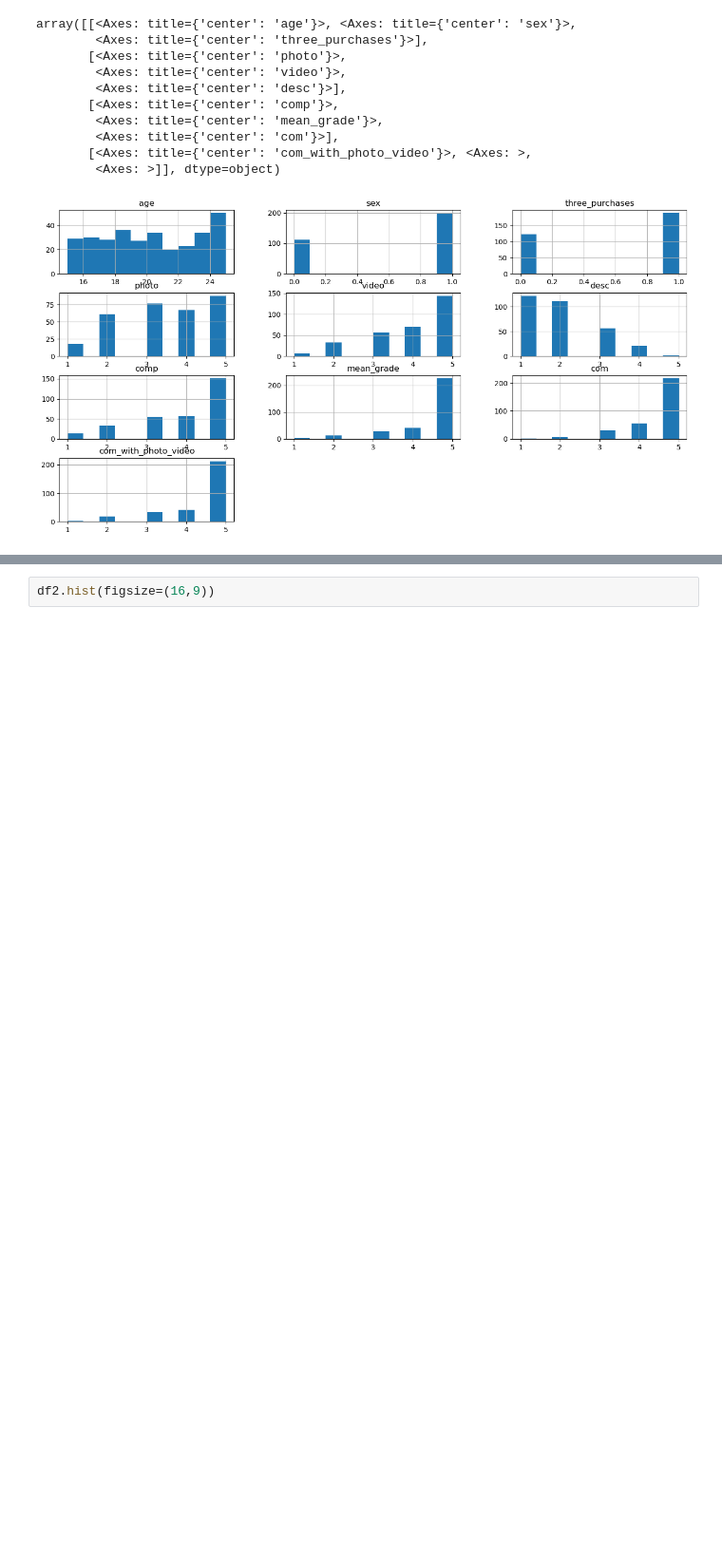
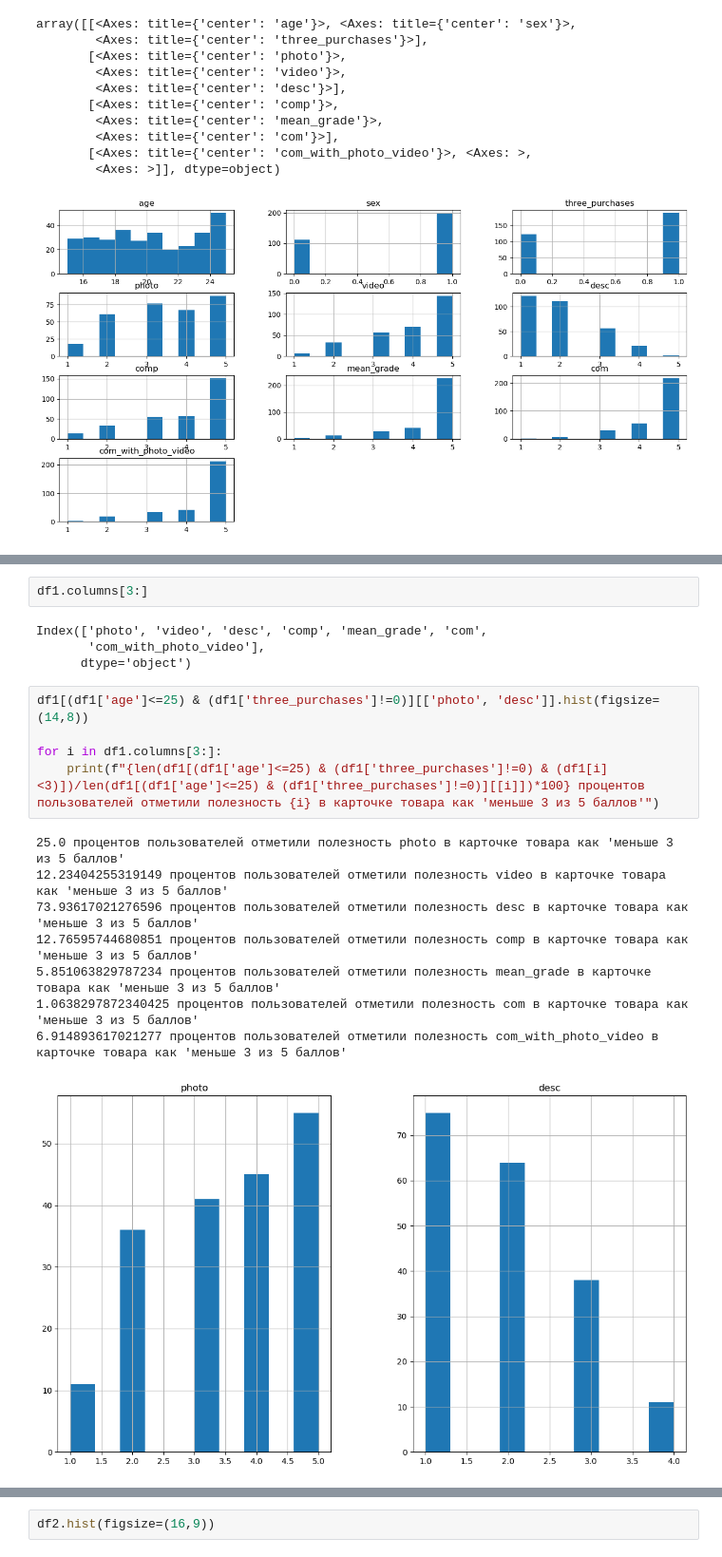
Before and after one commit to maxlyara1/School-of-Analytics-Case, a Jupyter notebook: Lyara Maksim – Data Analysis – System Analytics – 1.ipynb, the cells around one changed output, grey strips where cells are left out. Shown: that part at 95% size. Cells and saved outputs as stored; diff of their text form; blank space fills up the shorter version.

```diff
--- a/Lyara Maksim – Data Analysis – System Analytics – 1.ipynb
+++ b/Lyara Maksim – Data Analysis – System Analytics – 1.ipynb
@@ -89,0 +114,20 @@ len(df1[(df1['age']<=25) & (df1['three_purchases']==0)])
+# %%
+df1.columns[3:]
+# %% [output]
+Index(['photo', 'video', 'desc', 'comp', 'mean_grade', 'com',
+       'com_with_photo_video'],
+      dtype='object')
+# %%
+df1[(df1['age']<=25) & (df1['three_purchases']!=0)][['photo', 'desc']].hist(figsize=(14,8))
+
+for i in df1.columns[3:]:
+    print(f"{len(df1[(df1['age']<=25) & (df1['three_purchases']!=0) & (df1[i]<3)])/len(df1[(df1['age']<=25) & (df1['three_purchases']!=0)][[i]])*100} процентов пользователей отметили полезность {i} в карточке товара как 'меньше 3 из 5 баллов'")
+# %% [output]
+25.0 процентов пользователей отметили полезность photo в карточке товара как 'меньше 3 из 5 баллов'
+12.23404255319149 процентов пользователей отметили полезность video в карточке товара как 'меньше 3 из 5 баллов'
+73.93617021276596 процентов пользователей отметили полезность desc в карточке товара как 'меньше 3 из 5 баллов'
+12.76595744680851 процентов пользователей отметили полезность comp в карточке товара как 'меньше 3 из 5 баллов'
+5.851063829787234 процентов пользователей отметили полезность mean_grade в карточке товара как 'меньше 3 из 5 баллов'
+1.0638297872340425 процентов пользователей отметили полезность com в карточке товара как 'меньше 3 из 5 баллов'
+6.914893617021277 процентов пользователей отметили полезность com_with_photo_video в карточке товара как 'меньше 3 из 5 баллов'
+[figure, added]
```
Also changed, not shown: parts of 24 cells of this notebook.
